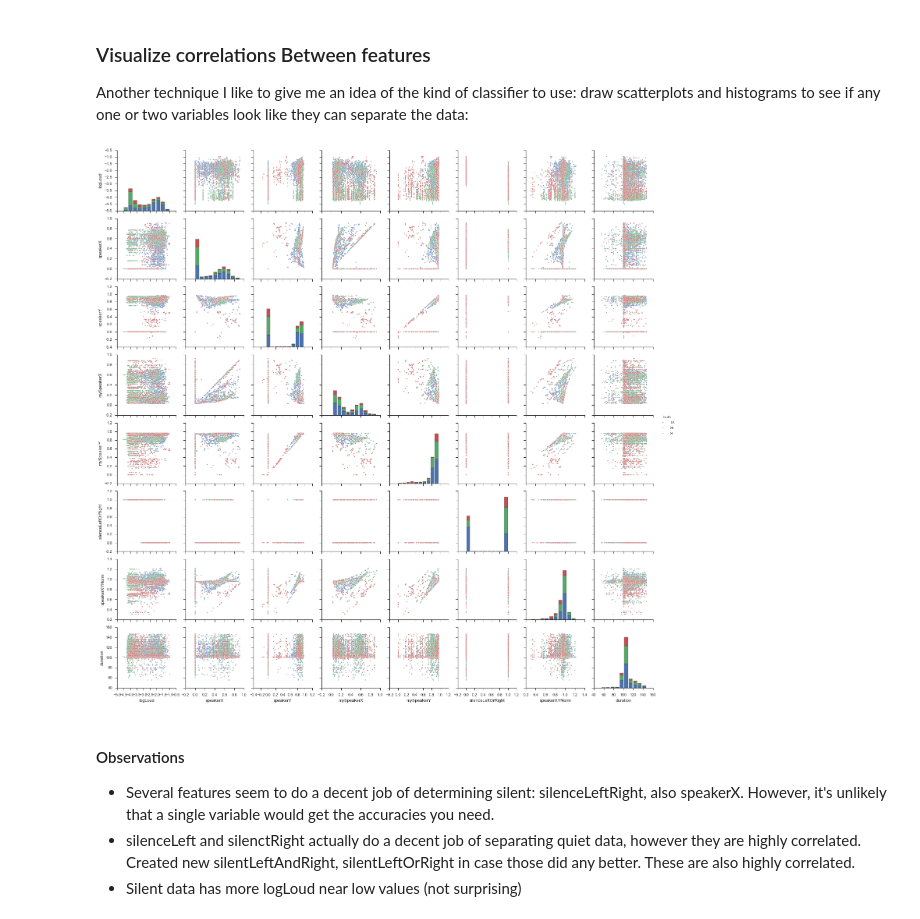
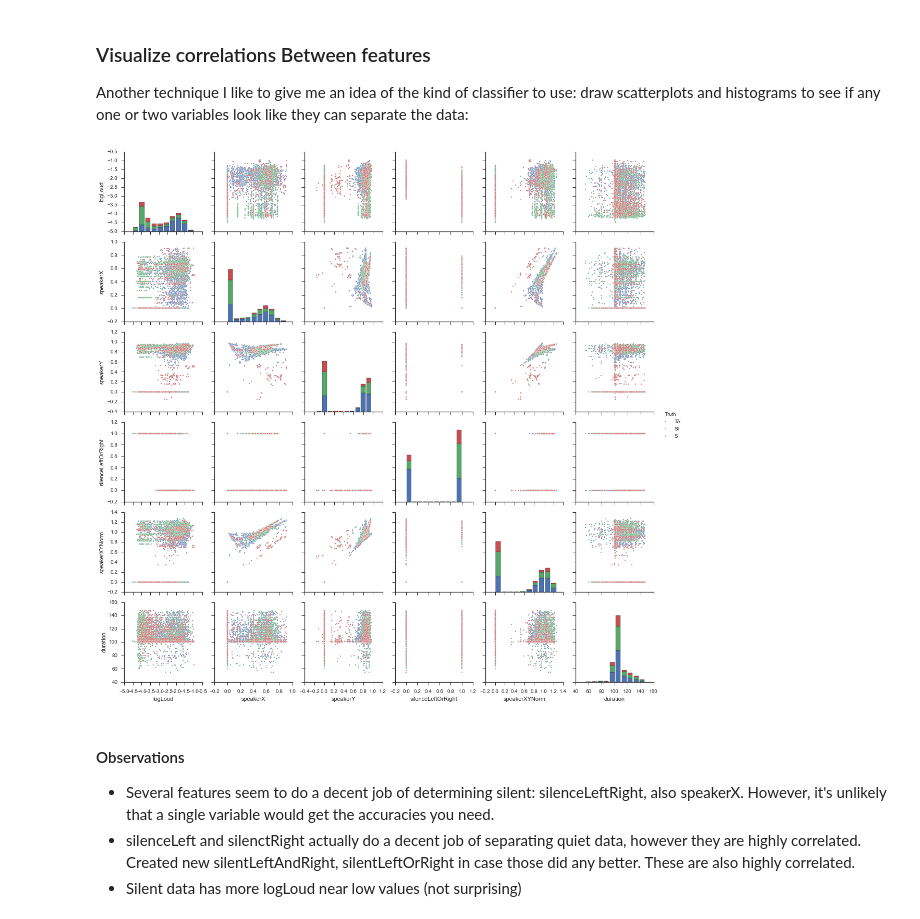
Before and after one commit to julenka/kinecture, a Jupyter notebook: 01-data_exploration.ipynb, the cells around one changed output. Cells and saved outputs as stored; diff of their text form; code cells hidden in the pictures.

```diff
--- a/01-data_exploration.ipynb
+++ b/01-data_exploration.ipynb
@@ -58,5 +58,5 @@ Our baseline uses a heuristic algorithm. Overall the heuristic algorithm does po
 ### Generating features
 I looked at the data from a previous pass, and added a few more features. Here they are. Afterward I print out all the features I have, which will be useful later
 # %%
-train_dataframe = kinecture.clean_data(train_dataframe)
-train_dataframe = kinecture.gen_features(train_dataframe)
+train_dataframe = ml_helper.clean_data(train_dataframe)
+train_dataframe = ml_helper.gen_features(train_dataframe)
@@ -82,17 +90,15 @@ Another technique I like to give me an idea of the kind of classifier to use: dr
 # %%
 g = sns.pairplot(train_dataframe,
                  markers='.', # use 'o' for a larger dot
                  vars=["logLoud",
                        "speakerX",
                        "speakerY",
-                       "mySpeakerX",
-                       "mySpeakerY",
                        "silenceLeftOrRight",
                        "speakerXYNorm",
                        "duration"],
                  hue="Truth")
 # %% [output]
-[figure, old version]
+[figure, new version]
 # %% [markdown]
 #### Observations
 * Several features seem to do a decent job of determining silent: silenceLeftRight, also speakerX. However, it's unlikely that a single variable would get the accuracies you need.
```
Also changed, not shown: parts of 5 cells of this notebook, 7 other files.
